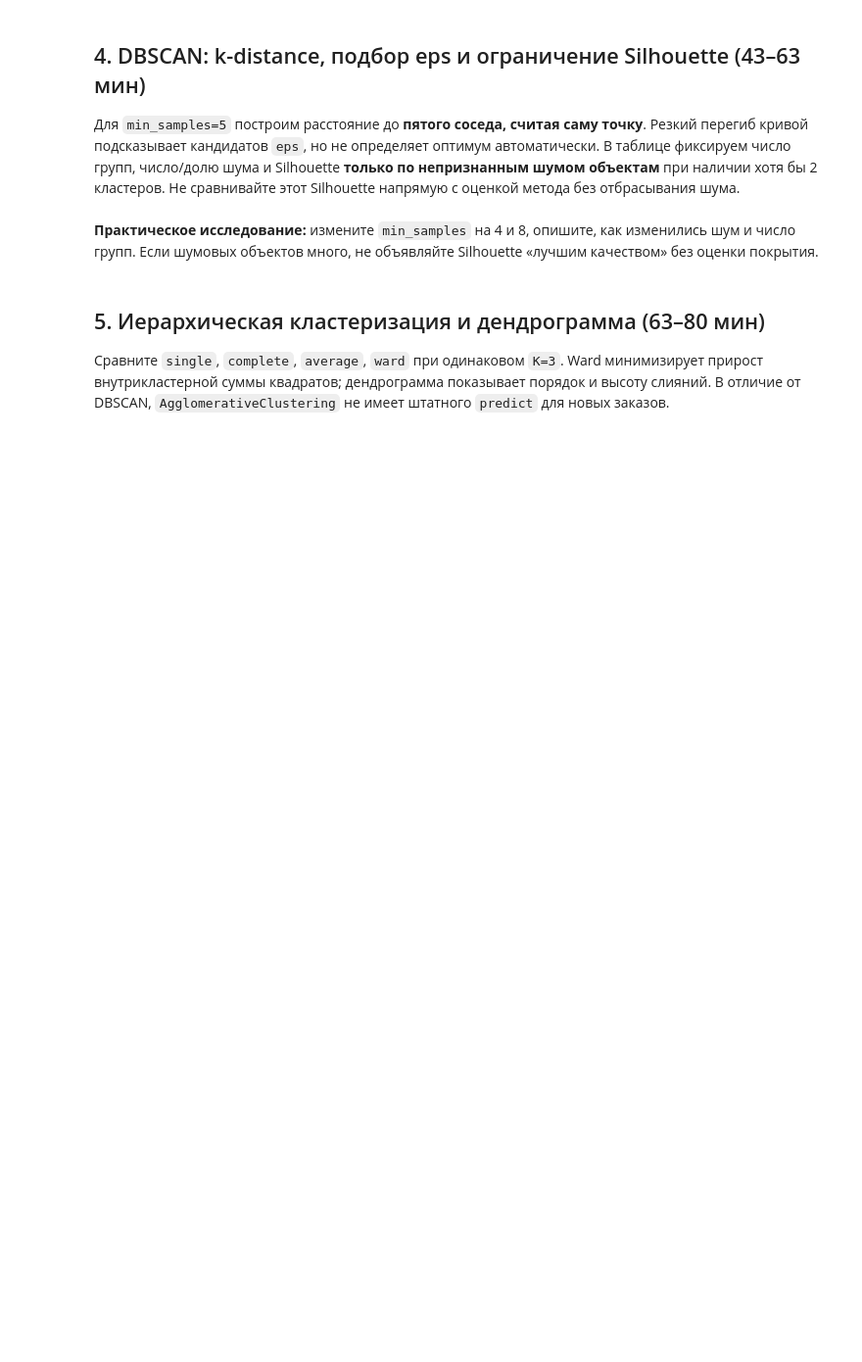
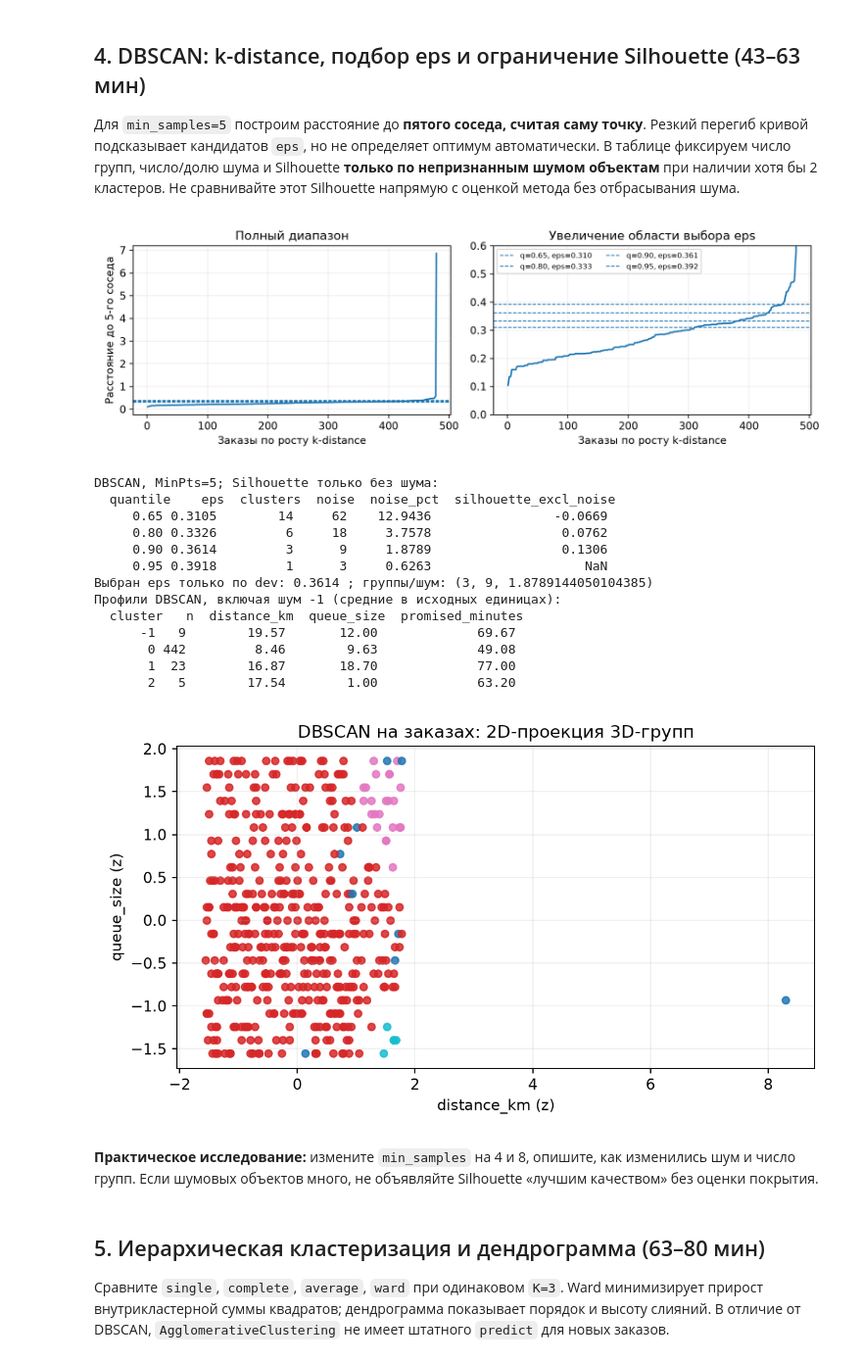
Before and after one commit to Vladislav-Evg-Sid/utmn-master-degree, a Jupyter notebook: tii/lb17/17_student.ipynb, the cells around one changed output. Shown at 98% size. Saved outputs shown, nothing was run; the diff lists cells and outputs as text; code cells hidden in the pictures; blank space fills up the shorter version.

```diff
--- a/tii/lb17/17_student.ipynb
+++ b/tii/lb17/17_student.ipynb
@@ -98,39 +187,73 @@ print('Шкала только dev: mean=',np.round(scale.mean_,3))
 # %%
 min_samples=5
 knn=NearestNeighbors(n_neighbors=min_samples).fit(Z_dev)
-kdist=np.sort(knn.kneighbors(Z_dev)[0][:,-1]);quantiles=[.65,.80,.90,.95]
-eps_candidates=np.unique(np.round(np.quantile(kdist,quantiles),4))
-fig,ax=plt.subplots(figsize=(7.5,3.7));ax.plot(np.arange(len(kdist))+1,kdist)
-for q in quantiles:ax.axhline(np.quantile(kdist,q),ls='--',lw=.9,label=f'q={q:.2f}')
-ax.set(xlabel='Объекты в порядке роста k-distance',ylabel='Расстояние до 5-го соседа',title='Подбор диапазона eps (dev)')
-ax.grid(alpha=.2);ax.legend(ncol=2,fontsize=8);plt.show()
+kdist=np.sort(knn.kneighbors(Z_dev)[0][:,-1])
+quantiles=[.65,.80,.90,.95]
+eps_candidates=np.round(np.quantile(kdist,quantiles),4)
+assert len(set(eps_candidates))==4,'Квантили дали повторяющиеся eps: пересмотрите точность и кандидатов'
+fig,axs=plt.subplots(1,2,figsize=(10,3.25),sharex=True)
+for ax in axs:
+    ax.plot(np.arange(len(kdist))+1,kdist)
+    for q,eps in zip(quantiles,eps_candidates):
+        ax.axhline(eps,ls='--',lw=.9,label=f'q={q:.2f}, eps={eps:.3f}')
+    ax.set_xlabel('Заказы по росту k-distance');ax.grid(alpha=.2)
+axs[0].set(title='Полный диапазон',ylabel='Расстояние до 5-го соседа')
+axs[1].set(title='Увеличение области выбора eps',ylim=(0,max(.6,float(np.quantile(kdist,.98))*1.15)))
+axs[1].legend(ncol=2,fontsize=7,loc='upper left')
+fig.tight_layout();fig.savefig('17_k_distance.png',dpi=170);display(Image(filename='17_k_distance.png'));plt.close(fig)
 
 def dbscan_metrics(X,labels):
     non_noise=labels!=-1
-    ncl=len(set(labels)-{-1});coverage=non_noise.mean()
+    ncl=len(set(labels)-{-1})
+    nnoise=int((~non_noise).sum())
     sil=np.nan
     if ncl>=2 and non_noise.sum()>ncl:
-        sil=silhouette_score(X[non_noise],labels[non_noise])
-    return int(ncl),int((~non_noise).sum()),float(coverage),float(sil)
+        sil=float(silhouette_score(X[non_noise],labels[non_noise]))
+    return ncl,nnoise,100*nnoise/len(labels),sil
 
-rows=[]; candidates={}
-for eps in eps_candidates:
+rows=[];candidates={}
+for q,eps in zip(quantiles,eps_candidates):
     model=DBSCAN(eps=float(eps),min_samples=min_samples).fit(Z_dev)
-    labels=model.labels_; candidates[float(eps)]=model
-    ncl,nnoise,coverage,sil=dbscan_metrics(Z_dev,labels)
-    rows.append(dict(eps=float(eps),clusters=ncl,noise=nnoise,noise_pct=round(100*(1-coverage),1),silhouette_excl_noise=sil))
+    candidates[float(eps)]=model
+    groups,noise,noise_pct,sil=dbscan_metrics(Z_dev,model.labels_)
+    rows.append({'quantile':q,'eps':float(eps),'clusters':groups,'noise':noise,'noise_pct':noise_pct,'silhouette_excl_noise':sil})
 results_db=pd.DataFrame(rows)
-print(results_db.to_string(index=False))
+print('DBSCAN, MinPts=5; Silhouette только без шума:\n',results_db.round(4).to_string(index=False))
 feasible=results_db[(results_db.clusters>=2)&(results_db.noise_pct<=35)&np.isfinite(results_db.silhouette_excl_noise)]
 if len(feasible):
-    chosen_eps=float(feasible.sort_values('silhouette_excl_noise',ascending=False).iloc[0].eps)
+    chosen_eps=float(feasible.sort_values(['silhouette_excl_noise','noise_pct'],ascending=[False,True]).iloc[0].eps)
 else:
-    chosen_eps=float(eps_candidates[len(eps_candidates)//2]);print('Предупреждение: подходящих кандидатов с >=2 группами и <=35% шума нет; выбран демонстрационный eps.')
+    chosen_eps=float(eps_candidates[2]);print('Кандидат с >=2 группами и <=35% шума не найден; выбран q=.90 с явной оговоркой.')
 chosen_db=candidates[chosen_eps]
-print('Выбран eps (только по dev):',chosen_eps,'группы/шум:',dbscan_metrics(Z_dev,chosen_db.labels_)[:2])
-fig,ax=plt.subplots(figsize=(7,4));ax.scatter(Z_dev[:,0],Z_dev[:,1],c=chosen_db.labels_,cmap='tab10',s=24,alpha=.85)
-ax.set(xlabel='distance_km (z)',ylabel='queue_size (z)',title='DBSCAN: 2D-вид кластеризации в 3D-пространстве')
-ax.grid(alpha=.2);plt.show()
+print('Выбран eps только по dev:',chosen_eps,'; группы/шум:',dbscan_metrics(Z_dev,chosen_db.labels_)[:3])
+db_profiles=dev[FEATURES].copy()
+db_profiles[FEATURES]=imp.transform(dev[FEATURES])
+db_profiles['cluster']=chosen_db.labels_
+db_profiles=db_profiles.groupby('cluster').agg(n=('cluster','size'),distance_km=('distance_km','mean'),
+                                               queue_size=('queue_size','mean'),promised_minutes=('promised_minutes','mean')).reset_index()
+print('Профили DBSCAN, включая шум -1 (средние в исходных единицах):\n',db_profiles.round(2).to_string(index=False))
+db_profiles.to_csv('17_dbscan_profiles.csv',index=False,encoding='utf-8-sig')
+fig,ax=plt.subplots(figsize=(7,4))
+ax.scatter(Z_dev[:,0],Z_dev[:,1],c=chosen_db.labels_,cmap='tab10',s=24,alpha=.85)
+ax.set(xlabel='distance_km (z)',ylabel='queue_size (z)',title='DBSCAN на заказах: 2D-проекция 3D-групп')
+ax.grid(alpha=.2)
+fig.tight_layout();fig.savefig('17_orders_dbscan.png',dpi=170);display(Image(filename='17_orders_dbscan.png'));plt.close(fig)
+# %% [output]
+[figure, added]
+DBSCAN, MinPts=5; Silhouette только без шума:
+  quantile    eps  clusters  noise  noise_pct  silhouette_excl_noise
+     0.65 0.3105        14     62    12.9436                -0.0669
+     0.80 0.3326         6     18     3.7578                 0.0762
+     0.90 0.3614         3      9     1.8789                 0.1306
+     0.95 0.3918         1      3     0.6263                    NaN
+Выбран eps только по dev: 0.3614 ; группы/шум: (3, 9, 1.8789144050104385)
+Профили DBSCAN, включая шум -1 (средние в исходных единицах):
+  cluster   n  distance_km  queue_size  promised_minutes
+      -1   9        19.57       12.00             69.67
+       0 442         8.46        9.63             49.08
+       1  23        16.87       18.70             77.00
+       2   5        17.54        1.00             63.20
+[figure, added]
 # %% [markdown]
 **Практическое исследование:** измените `min_samples` на 4 и 8, опишите, как изменились шум и число групп. Если шумовых объектов много, не объявляйте Silhouette «лучшим качеством» без оценки покрытия.
 # %% [markdown]
```
Also changed, not shown: parts of 6 cells of this notebook, 19 other files.
